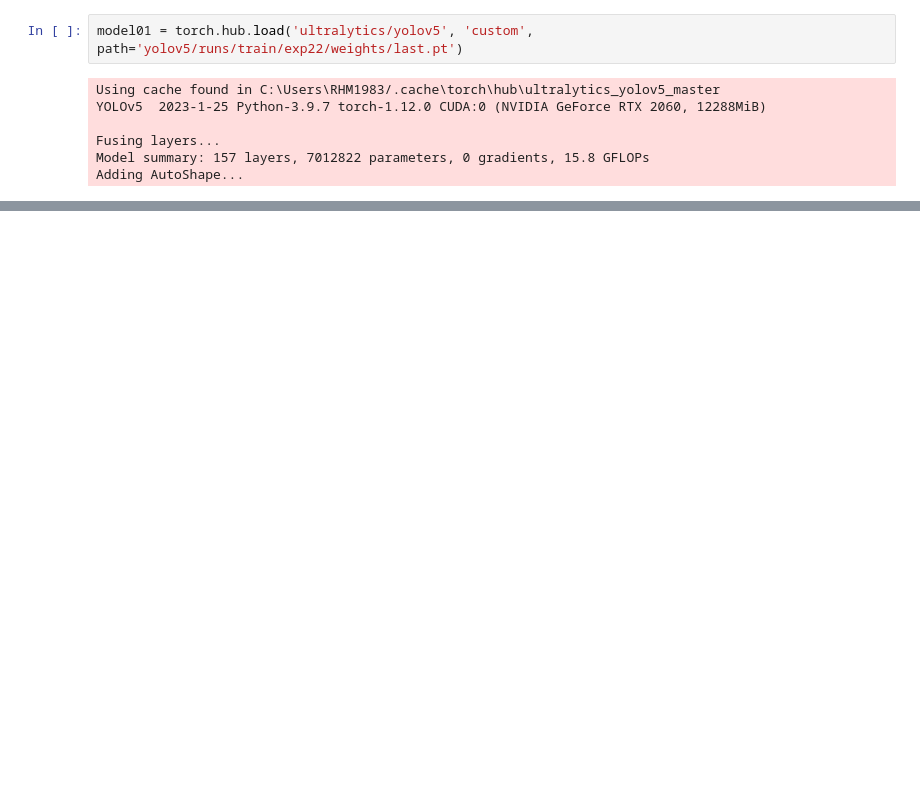
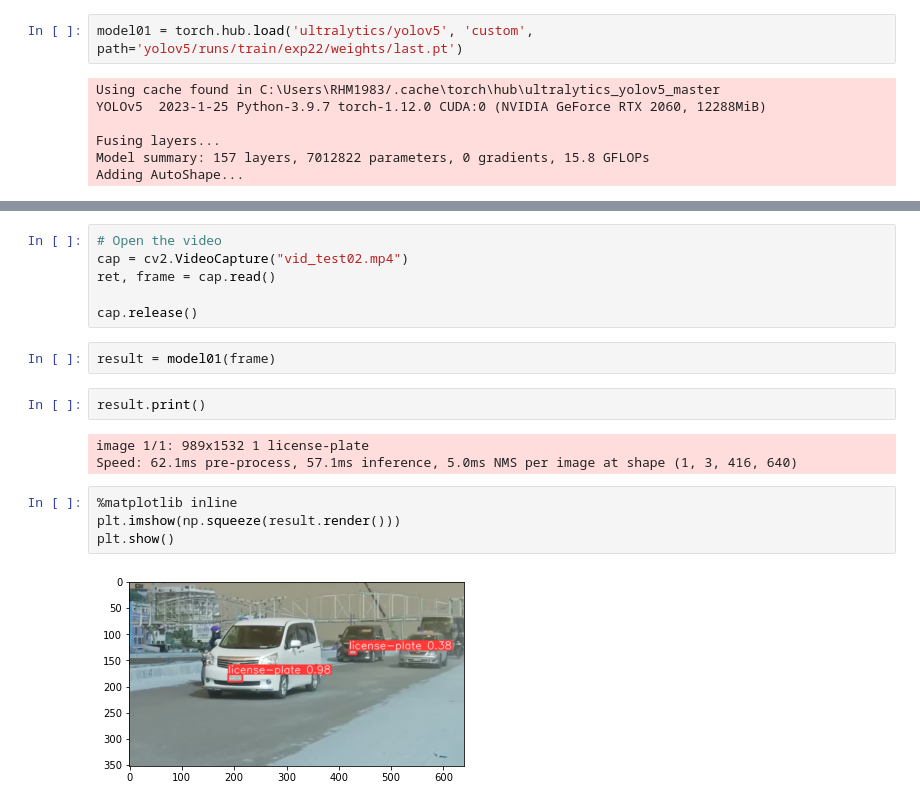
Before and after one commit to rahem1983/CSE_498r, a Jupyter notebook: Yolo_test_0.01.ipynb, the cells around one changed output, grey strips where cells are left out. Saved outputs shown, nothing was run; the diff lists cells and outputs as text; blank space fills up the shorter version.

Commit message:
run model on video

```diff
--- a/Yolo_test_0.01.ipynb
+++ b/Yolo_test_0.01.ipynb
@@ -107,0 +69,19 @@ G:\CSE_445\Project\python.exe: can't find '__main__' module in 'G:\\CSE_498r\\pr
+# %%
+# Open the video
+cap = cv2.VideoCapture("vid_test02.mp4")
+ret, frame = cap.read()
+
+cap.release()
+# %%
+result = model01(frame)
+# %%
+result.print()
+# %% [output]
+image 1/1: 989x1532 1 license-plate
+Speed: 62.1ms pre-process, 57.1ms inference, 5.0ms NMS per image at shape (1, 3, 416, 640)
+# %%
+%matplotlib inline
+plt.imshow(np.squeeze(result.render()))
+plt.show()
+# %% [output]
+[figure, added]
```
Also changed, not shown: parts of 11 cells of this notebook, 9 other files.
